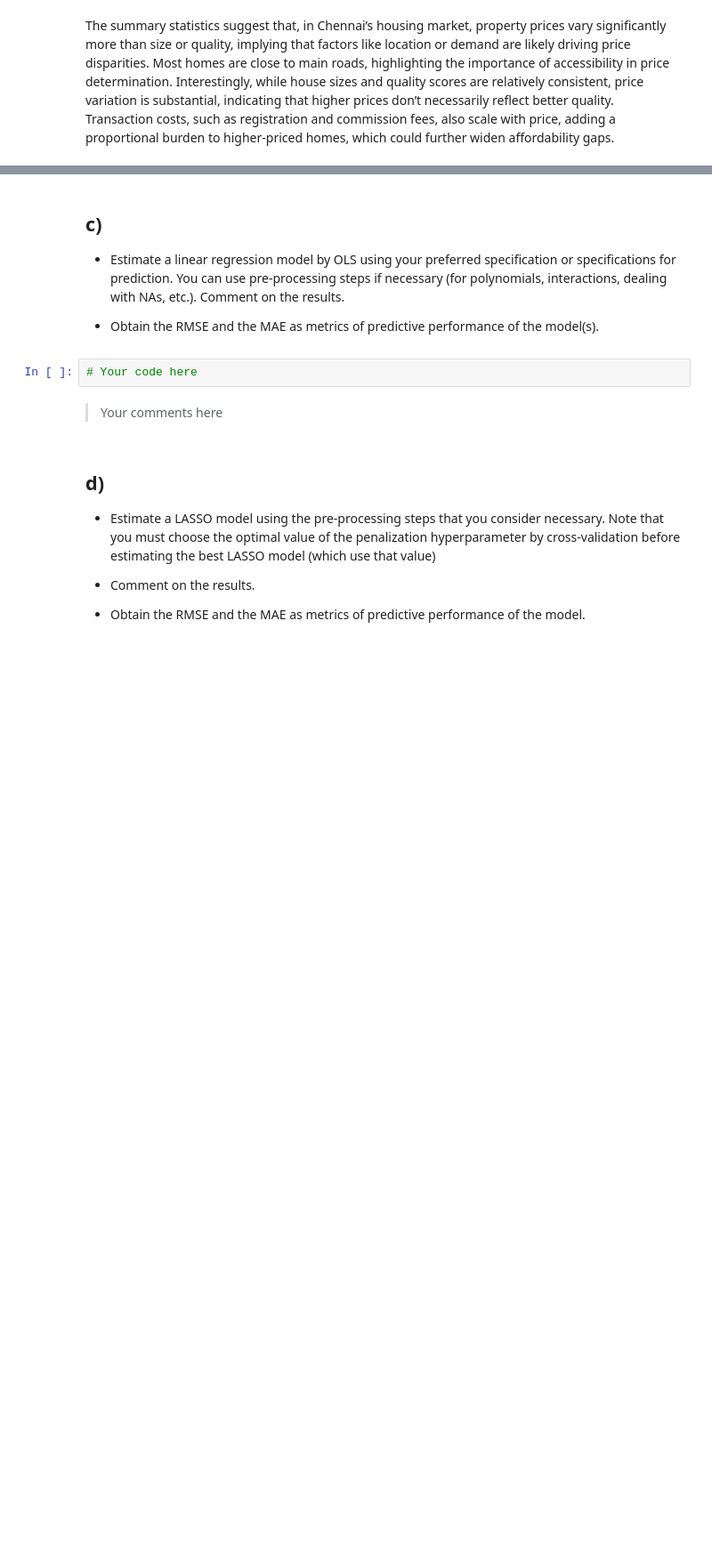
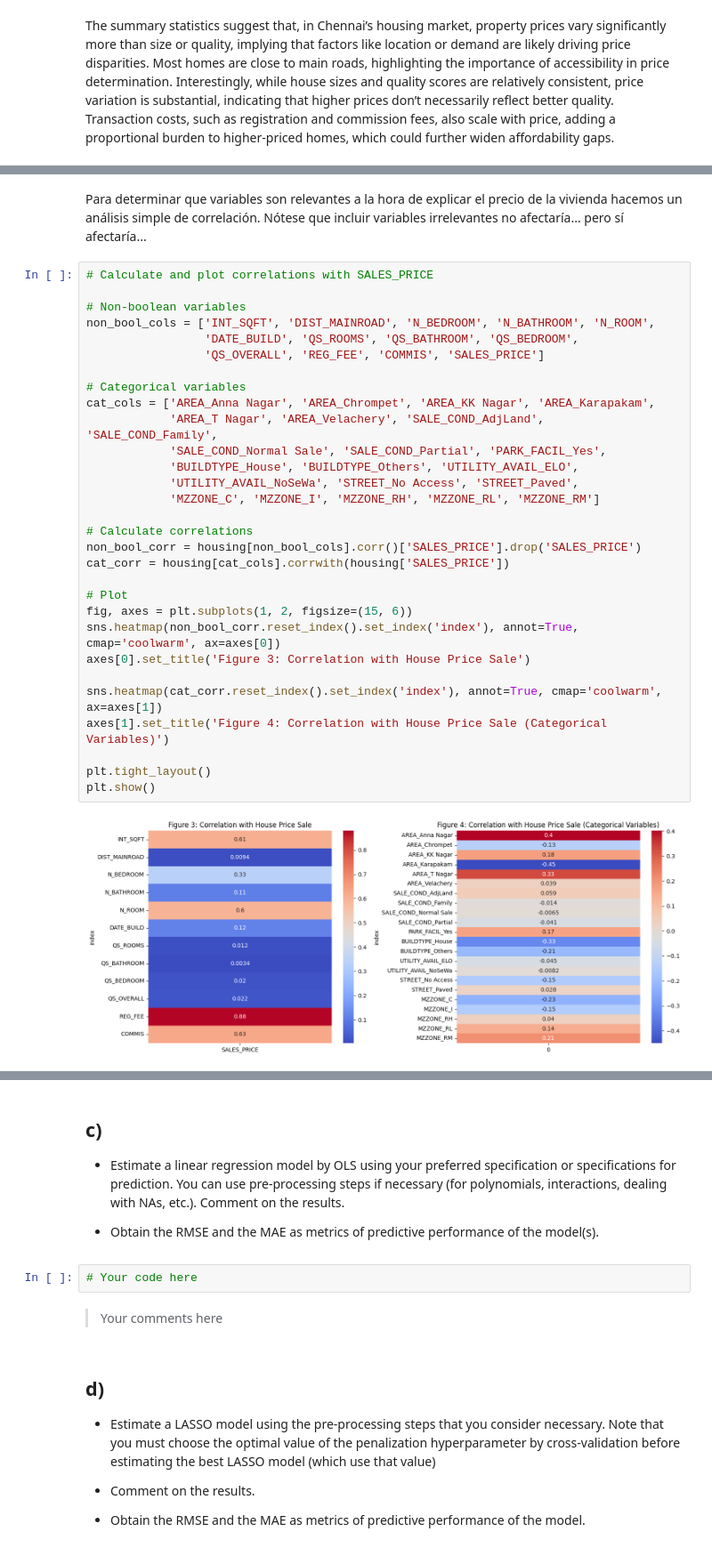
Before and after one commit to JoseEliasDuranRoa/Prediction-Models-for-Housing-Prices-in-Chennai, a Jupyter notebook: ProblemSet1_DuránRoa_JoséElías.ipynb, the cells around one changed output, grey strips where cells are left out. Shown: that part at 89% size. Saved outputs shown, nothing was run; the diff lists cells and outputs as text; blank space fills up the shorter version.

```diff
--- a/ProblemSet1_DuránRoa_JoséElías.ipynb
+++ b/ProblemSet1_DuránRoa_JoséElías.ipynb
@@ -248,0 +268,34 @@ housing3 = pd.get_dummies(housing, drop_first=True)
+# %% [markdown]
+Para determinar que variables son relevantes a la hora de explicar el precio de la vivienda hacemos un análisis simple de correlación. Nótese que incluir variables irrelevantes no afectaría... pero sí afectaría...
+# %%
+# Calculate and plot correlations with SALES_PRICE
+
+# Non-boolean variables
+non_bool_cols = ['INT_SQFT', 'DIST_MAINROAD', 'N_BEDROOM', 'N_BATHROOM', 'N_ROOM',
+                 'DATE_BUILD', 'QS_ROOMS', 'QS_BATHROOM', 'QS_BEDROOM',
+                 'QS_OVERALL', 'REG_FEE', 'COMMIS', 'SALES_PRICE']
+
+# Categorical variables
+cat_cols = ['AREA_Anna Nagar', 'AREA_Chrompet', 'AREA_KK Nagar', 'AREA_Karapakam',
+            'AREA_T Nagar', 'AREA_Velachery', 'SALE_COND_AdjLand', 'SALE_COND_Family',
+            'SALE_COND_Normal Sale', 'SALE_COND_Partial', 'PARK_FACIL_Yes',
+            'BUILDTYPE_House', 'BUILDTYPE_Others', 'UTILITY_AVAIL_ELO',
+            'UTILITY_AVAIL_NoSeWa', 'STREET_No Access', 'STREET_Paved',
+            'MZZONE_C', 'MZZONE_I', 'MZZONE_RH', 'MZZONE_RL', 'MZZONE_RM']
+
+# Calculate correlations
+non_bool_corr = housing[non_bool_cols].corr()['SALES_PRICE'].drop('SALES_PRICE')
+cat_corr = housing[cat_cols].corrwith(housing['SALES_PRICE'])
+
+# Plot
+fig, axes = plt.subplots(1, 2, figsize=(15, 6))
+sns.heatmap(non_bool_corr.reset_index().set_index('index'), annot=True, cmap='coolwarm', ax=axes[0])
+axes[0].set_title('Figure 3: Correlation with House Price Sale')
+
+sns.heatmap(cat_corr.reset_index().set_index('index'), annot=True, cmap='coolwarm', ax=axes[1])
+axes[1].set_title('Figure 4: Correlation with House Price Sale (Categorical Variables)')
+
+plt.tight_layout()
+plt.show()
+# %% [output]
+[figure, added]
```
Also changed, not shown: parts of 15 cells of this notebook.
